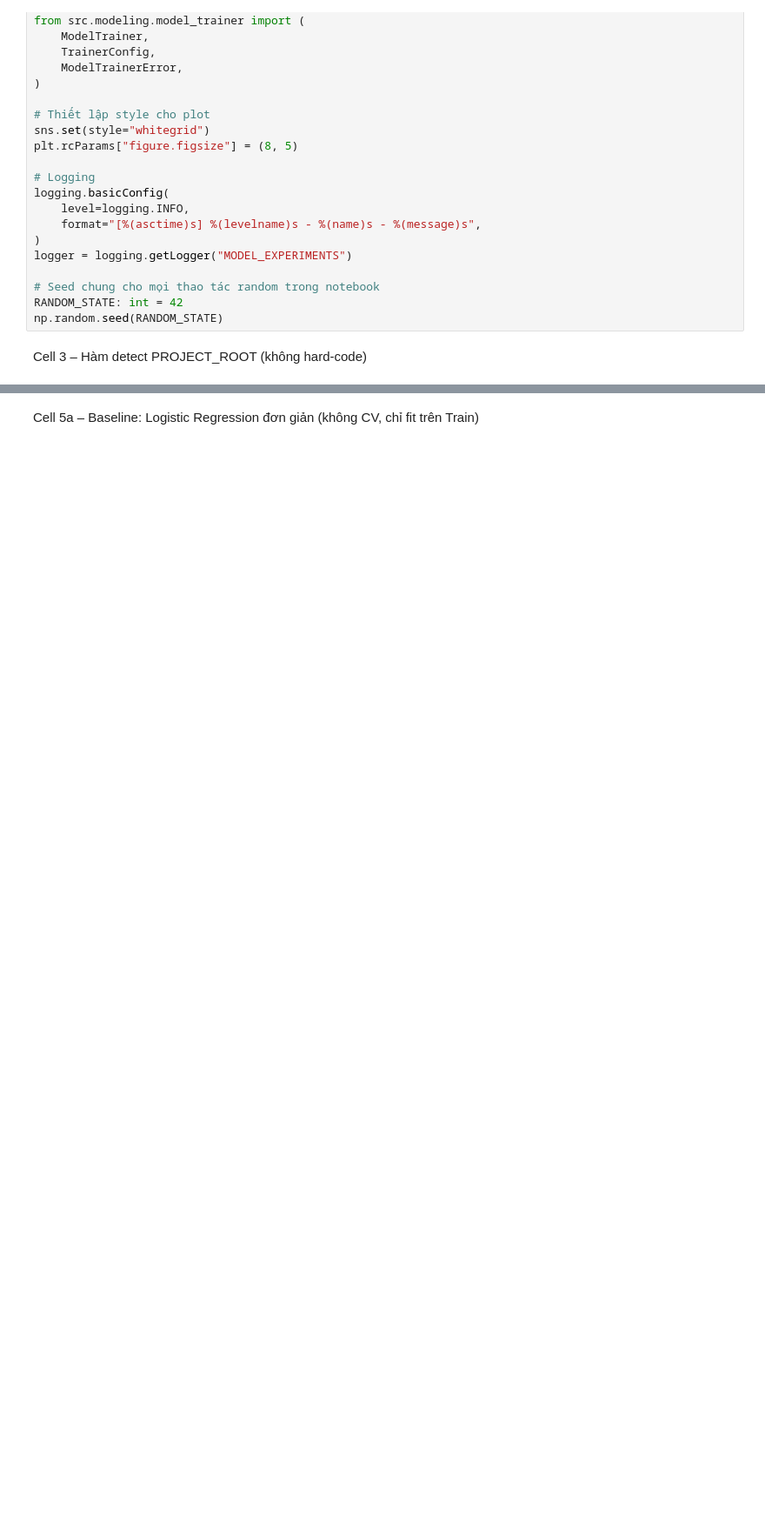
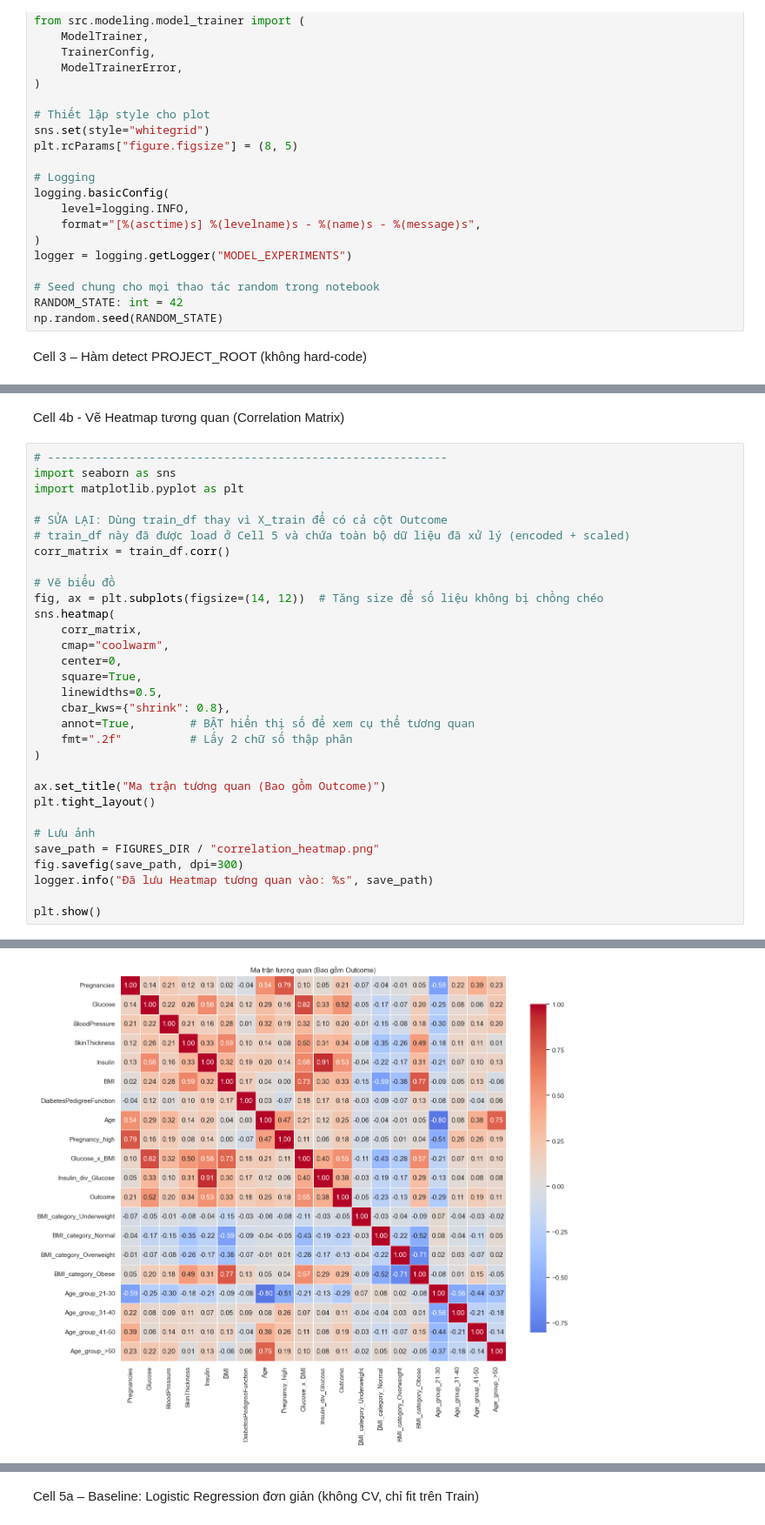
Before and after one commit to uythanhpham/Nhom-3--Python-cho-KHDL---2025---2026, a Jupyter notebook: pima-diabetes-project/notebooks/02_model_experiments.ipynb, the cells around one changed output, grey strips where cells are left out. Shown at 87% size. Drawn from its saved outputs; the diff is of its cells as text; blank space fills up the shorter version.

```diff
--- a/pima-diabetes-project/notebooks/02_model_experiments.ipynb
+++ b/pima-diabetes-project/notebooks/02_model_experiments.ipynb
@@ -160,3 +160,37 @@ except Exception as e:
 | 0 | -0.855120 | -1.057086 | -0.859727 | -1.980307 | -1.530056 | -0.781428 | 0.393103 | -0.798419 | ... |
 | 1 | 0.360963 | 0.142577 | 0.496835 | -0.243826 | -1.896731 | -0.418299 | -0.093401 | 0.572372 | ... |
 | 2 | -0.551100 | -0.557227 | -1.198867 | 1.368619 | -0.639561 | 0.383609 | -0.831784 | -0.712745 | ... |
+# %% [markdown]
+Cell 4b - Vẽ Heatmap tương quan (Correlation Matrix)
+# %%
+# -----------------------------------------------------------
+import seaborn as sns
+import matplotlib.pyplot as plt
+
+# SỬA LẠI: Dùng train_df thay vì X_train để có cả cột Outcome
+# train_df này đã được load ở Cell 5 và chứa toàn bộ dữ liệu đã xử lý (encoded + scaled)
+corr_matrix = train_df.corr()
+
+# Vẽ biểu đồ
+fig, ax = plt.subplots(figsize=(14, 12))  # Tăng size để số liệu không bị chồng chéo
+sns.heatmap(
+    corr_matrix,
+    cmap="coolwarm",
+    center=0,
+    square=True,
+    linewidths=0.5,
+    cbar_kws={"shrink": 0.8},
+    annot=True,        # BẬT hiển thị số để xem cụ thể tương quan
+    fmt=".2f"          # Lấy 2 chữ số thập phân
+)
+
+ax.set_title("Ma trận tương quan (Bao gồm Outcome)")
+plt.tight_layout()
+
+# Lưu ảnh
+save_path = FIGURES_DIR / "correlation_heatmap.png"
+fig.savefig(save_path, dpi=300)
+logger.info("Đã lưu Heatmap tương quan vào: %s", save_path)
+
+plt.show()
+# %% [output]
@@ -162,0 +198 @@ except Exception as e:
+[figure, added]
```
Also changed, not shown: parts of 15 cells of this notebook, 16 other files.
